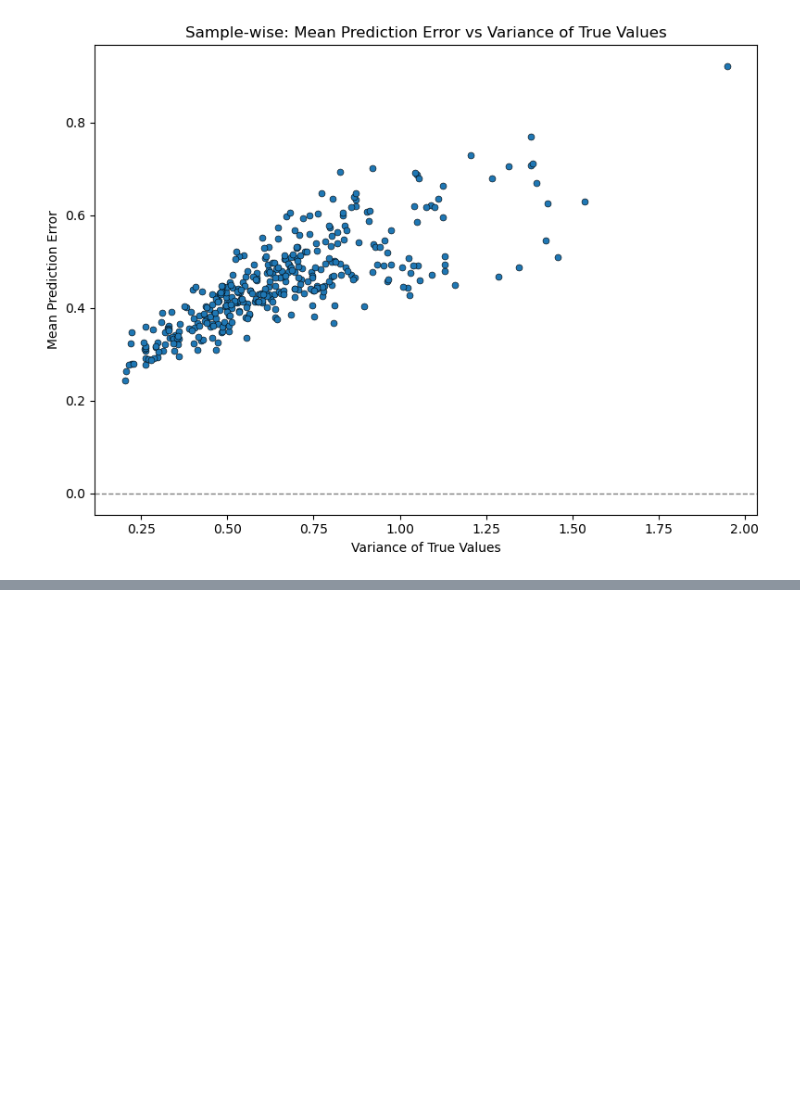
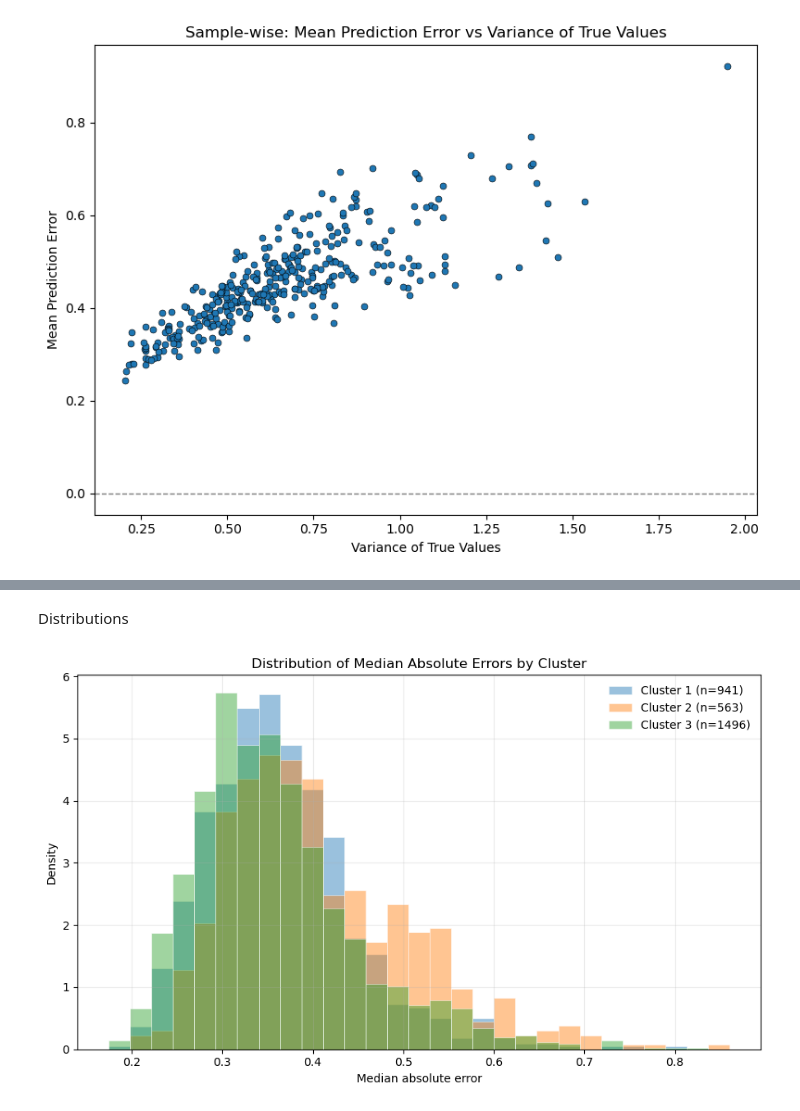
Before and after one commit to flaviocaroli/Cancer-Protein-RNA-research, a Jupyter notebook: elasticNet/model_results/res_analysis.ipynb, the cells around one changed output, grey strips where cells are left out. Saved outputs shown, nothing was run; the diff lists cells and outputs as text; code cells hidden in the pictures; blank space fills up the shorter version.

```diff
--- a/model_results/res_analysis.ipynb
+++ b/elasticNet/model_results/res_analysis.ipynb
@@ -478,0 +537,2 @@ plt.show()
+# %%
+clusters = pd.read_csv("res_data/protein_clusters_k3.csv")
@@ -478,0 +555,32 @@ plt.show()
+# %% [markdown]
+Distributions
+# %%
+
+# --- Prep: merge error + cluster labels ---
+err = protein_error_summary[['median_abs_error']].rename_axis('Protein').reset_index()
+df = err.merge(clusters, on='Protein', how='inner')
+
+# Consistent bins across clusters
+bins = np.linspace(df['median_abs_error'].min(), df['median_abs_error'].max(), 30)
+
+# Pick distinct colors for the three clusters
+palette = {1: "#1f77b4", 2: "#ff7f0e", 3: "#2ca02c"}  # blue, orange, green
+
+plt.figure(figsize=(9, 5.5))
+for c in sorted(df['Cluster'].unique()):
+    vals = df.loc[df['Cluster'] == c, 'median_abs_error']
+    plt.hist(
+        vals, bins=bins, density=True, alpha=0.45,
+        label=f"Cluster {c} (n={len(vals)})",
+        color=palette.get(c, None), edgecolor="white", linewidth=0.7
+    )
+
+plt.title("Distribution of Median Absolute Errors by Cluster")
+plt.xlabel("Median absolute error")
+plt.ylabel("Density")
+plt.legend(frameon=False)
+plt.grid(alpha=0.25)
+plt.tight_layout()
+plt.show()
+# %% [output]
+[figure, added]
```
Also changed, not shown: parts of 14 cells of this notebook, 17 other files.
